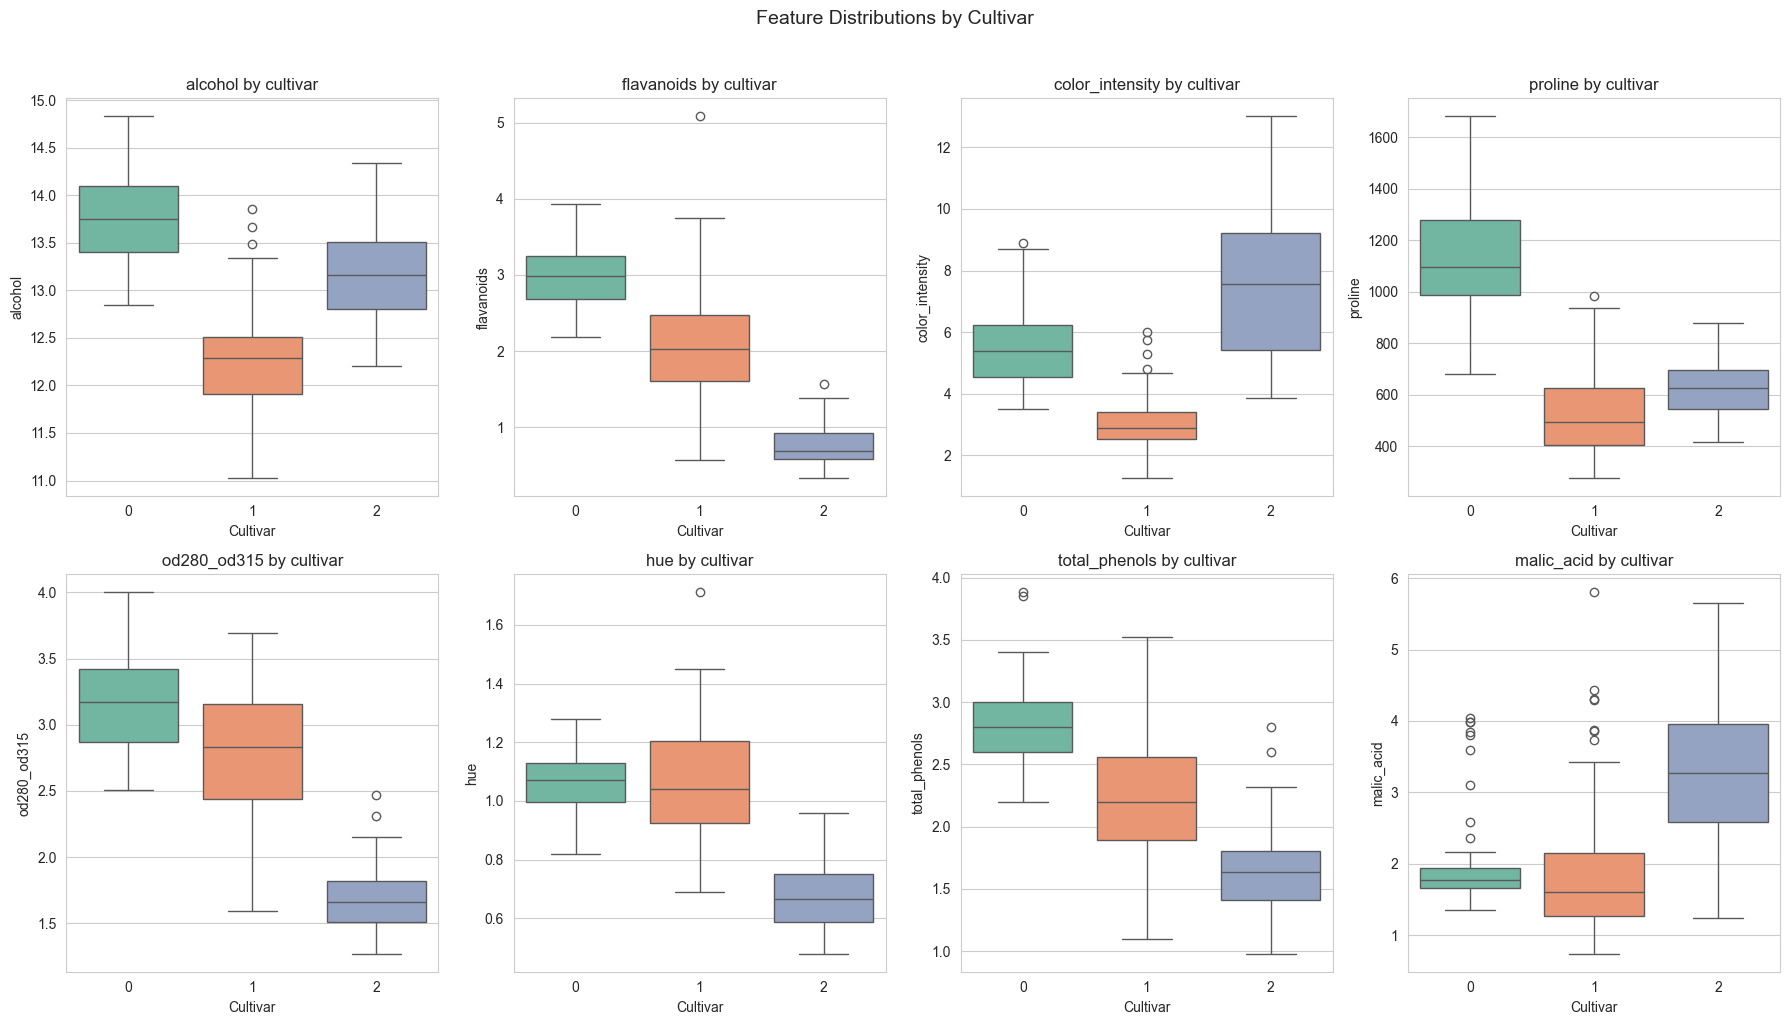
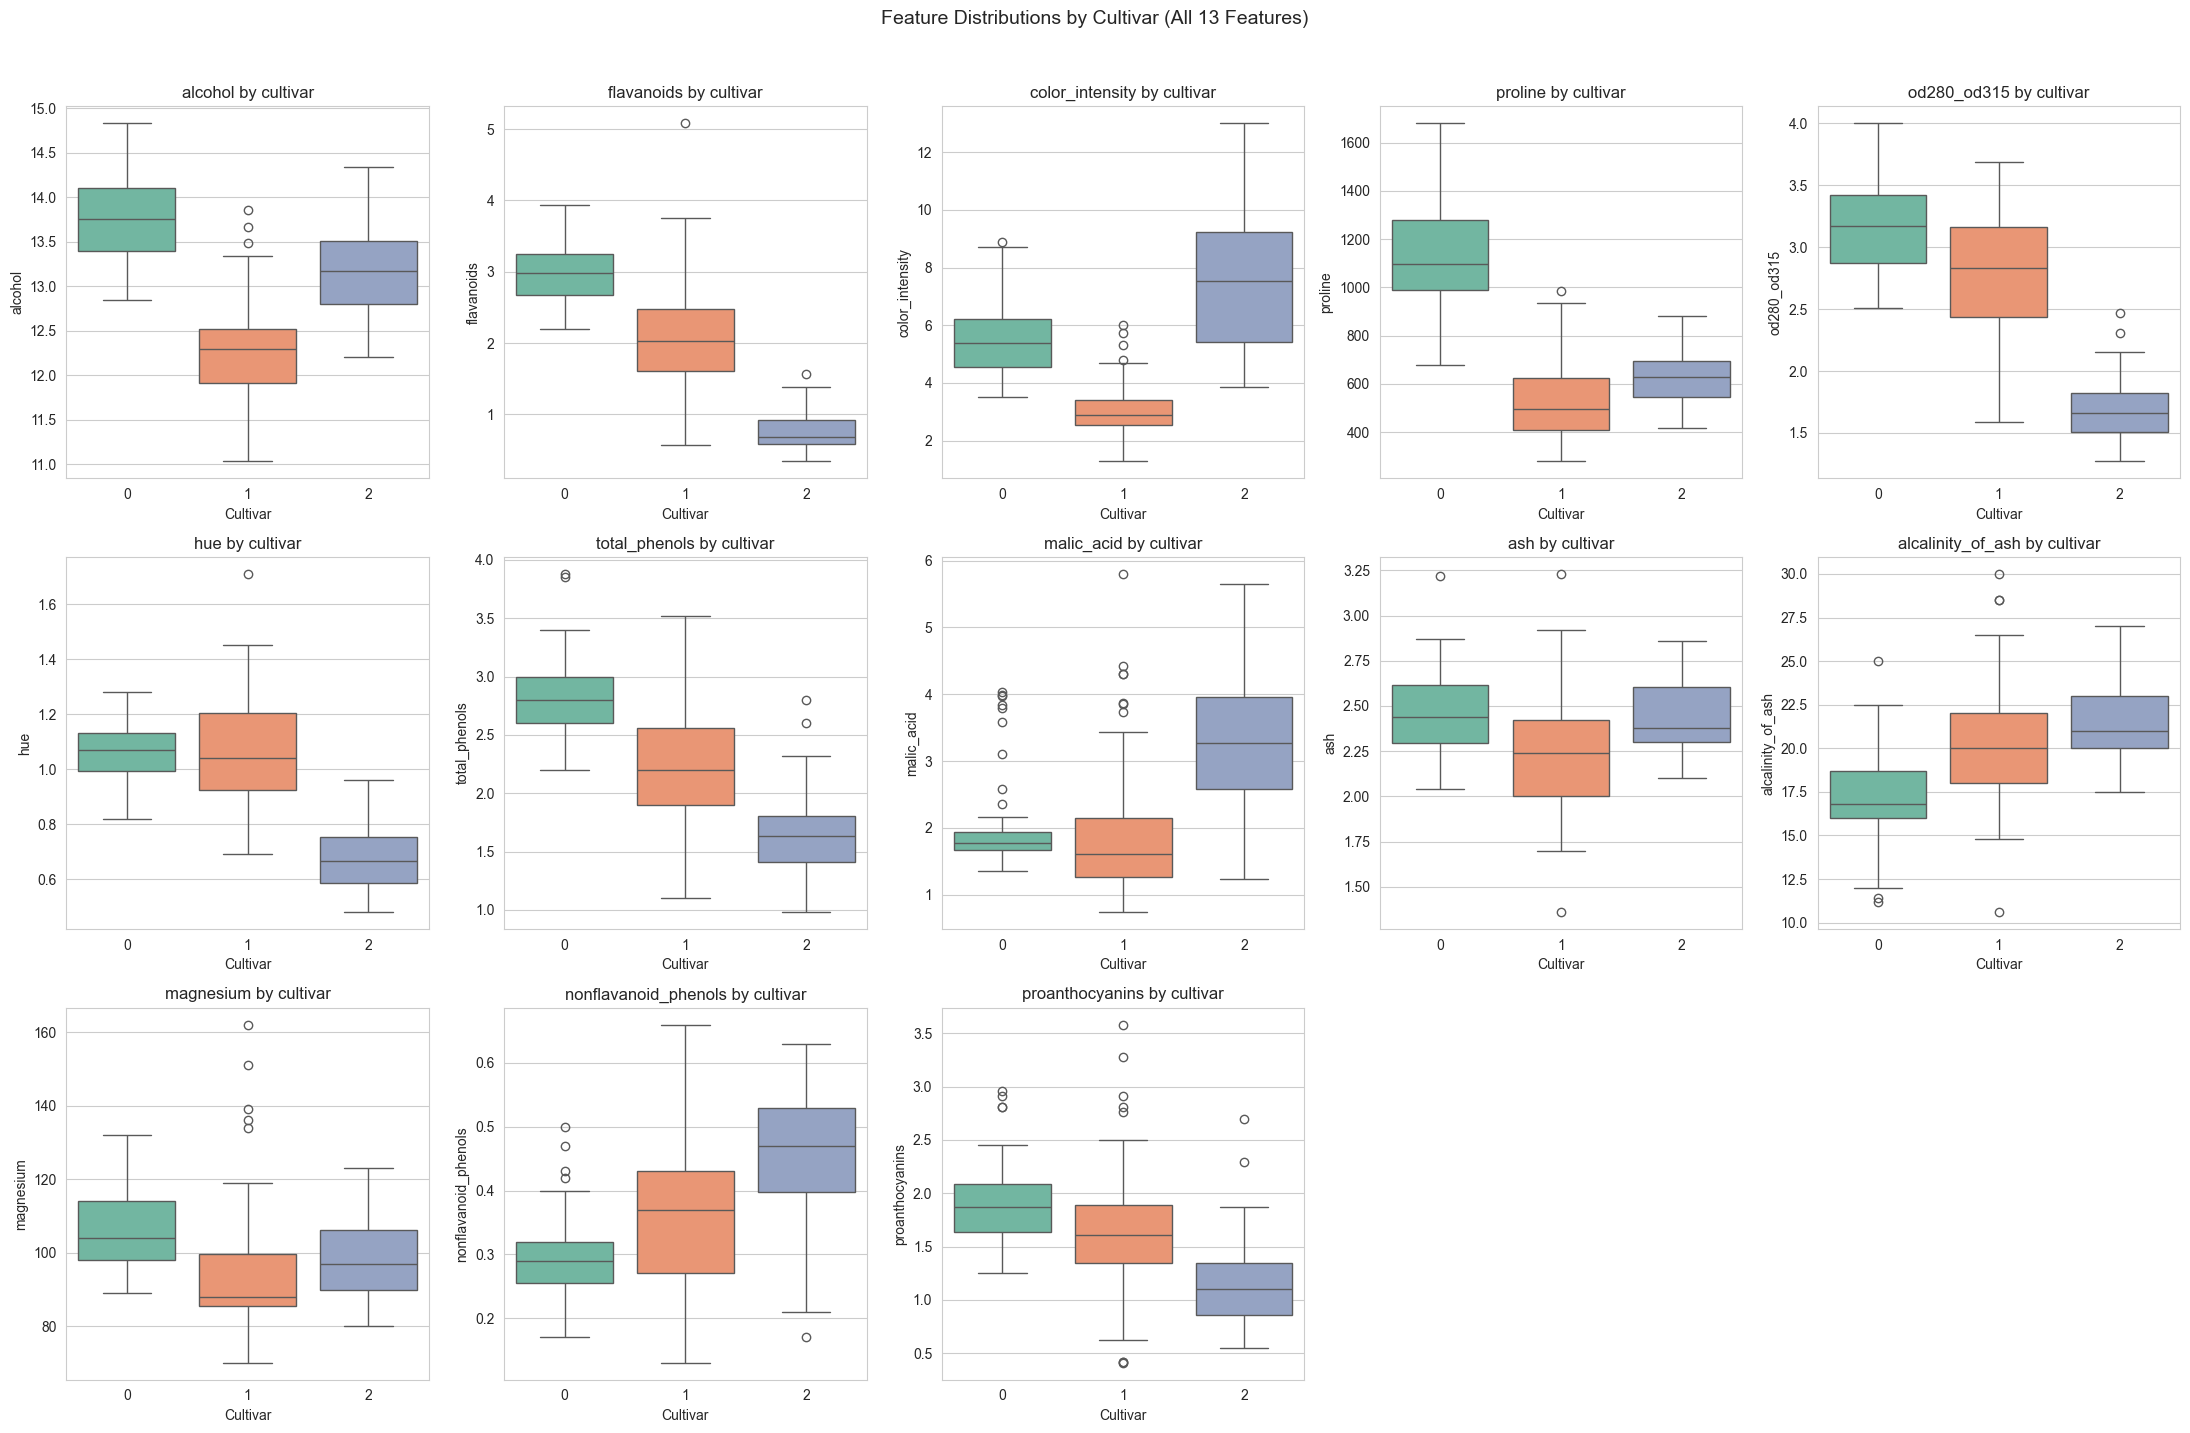
Unified diff of the notebook cell whose output changed from the first chart to the second:
--- before
+++ after
@@ -1,7 +1,9 @@
 # Boxplots comparing feature distributions by cultivar
 features_to_plot = ["alcohol", "flavanoids", "color_intensity", "proline",
-                    "od280_od315", "hue", "total_phenols", "malic_acid"]
+                    "od280_od315", "hue", "total_phenols", "malic_acid",
+                    "ash", "alcalinity_of_ash", "magnesium",
+                    "nonflavanoid_phenols", "proanthocyanins"]
 
-fig, axes = plt.subplots(2, 4, figsize=(18, 10))
+fig, axes = plt.subplots(3, 5, figsize=(22, 14))
 for ax, feature in zip(axes.ravel(), features_to_plot):
     sns.boxplot(x="class", y=feature, hue="class", data=df, ax=ax, palette="Set2", legend=False)
@@ -9,5 +11,9 @@
     ax.set_xlabel("Cultivar")
 
-plt.suptitle("Feature Distributions by Cultivar", fontsize=14, y=1.02)
+# Hide unused subplots
+for ax in axes.ravel()[len(features_to_plot):]:
+    ax.set_visible(False)
+
+plt.suptitle("Feature Distributions by Cultivar (All 13 Features)", fontsize=14, y=1.02)
 plt.tight_layout()
 plt.show()

Commit: Add MLflow model artifacts and environment configuration and ppt